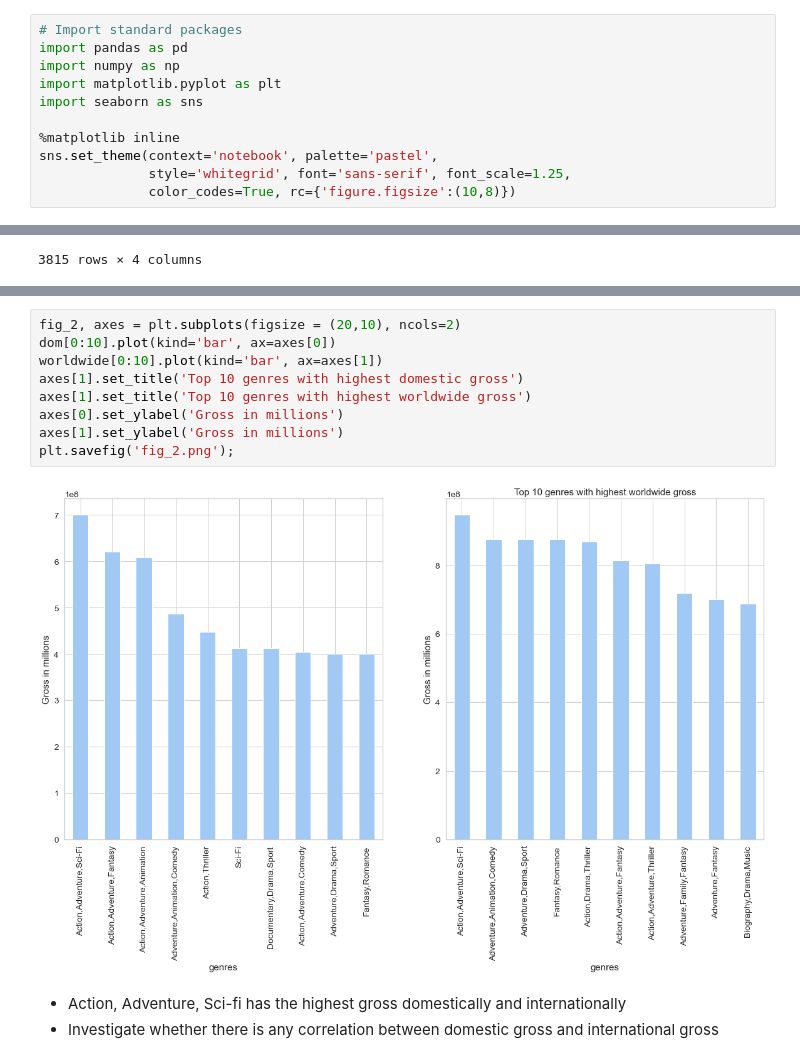
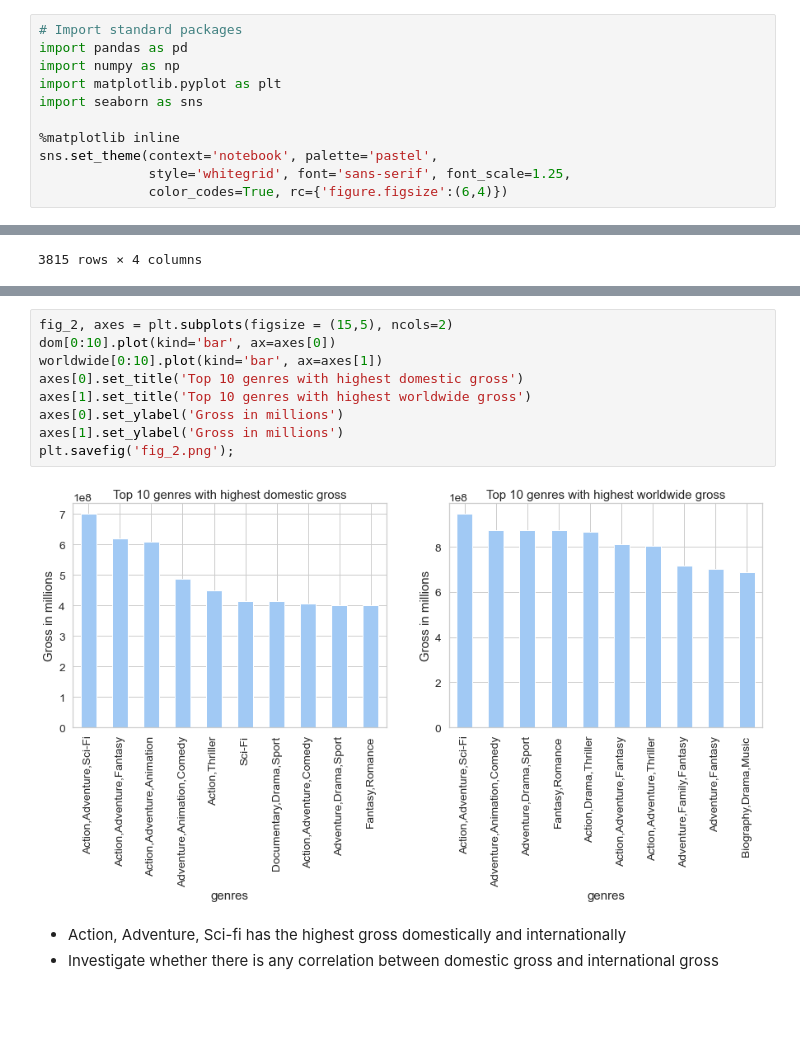
Before and after one commit to NBYHO/Microsoft-project-1, a Jupyter notebook: dsc-phase1-project-template.final.ipynb, the cells around one changed output, grey strips where cells are left out. Drawn from its saved outputs; the diff is of its cells as text; blank space fills up the shorter version.

```diff
--- a/dsc-phase1-project-template.final.ipynb
+++ b/dsc-phase1-project-template.final.ipynb
@@ -106,7 +106,7 @@ import seaborn as sns
 %matplotlib inline
 sns.set_theme(context='notebook', palette='pastel',
               style='whitegrid', font='sans-serif', font_scale=1.25,
-              color_codes=True, rc={'figure.figsize':(10,8)})
+              color_codes=True, rc={'figure.figsize':(6,4)})
 # %% [markdown]
 ## 5. Data exploration
 # %% [markdown]
@@ -870,14 +870,14 @@ worldwide[0:10].plot(kind='bar')
 # %%
-fig_2, axes = plt.subplots(figsize = (20,10), ncols=2)
+fig_2, axes = plt.subplots(figsize = (15,5), ncols=2)
 dom[0:10].plot(kind='bar', ax=axes[0])
 worldwide[0:10].plot(kind='bar', ax=axes[1])
-axes[1].set_title('Top 10 genres with highest domestic gross')
+axes[0].set_title('Top 10 genres with highest domestic gross')
 axes[1].set_title('Top 10 genres with highest worldwide gross')
 axes[0].set_ylabel('Gross in millions')
 axes[1].set_ylabel('Gross in millions')
 plt.savefig('fig_2.png');
 # %% [output]
-[figure, old version]
+[figure, new version]
 # %% [markdown]
 - Action, Adventure, Sci-fi has the highest gross domestically and internationally
 - Investigate whether there is any correlation between domestic gross and international gross
```
Also changed, not shown: parts of 26 cells of this notebook, 5 other files.
